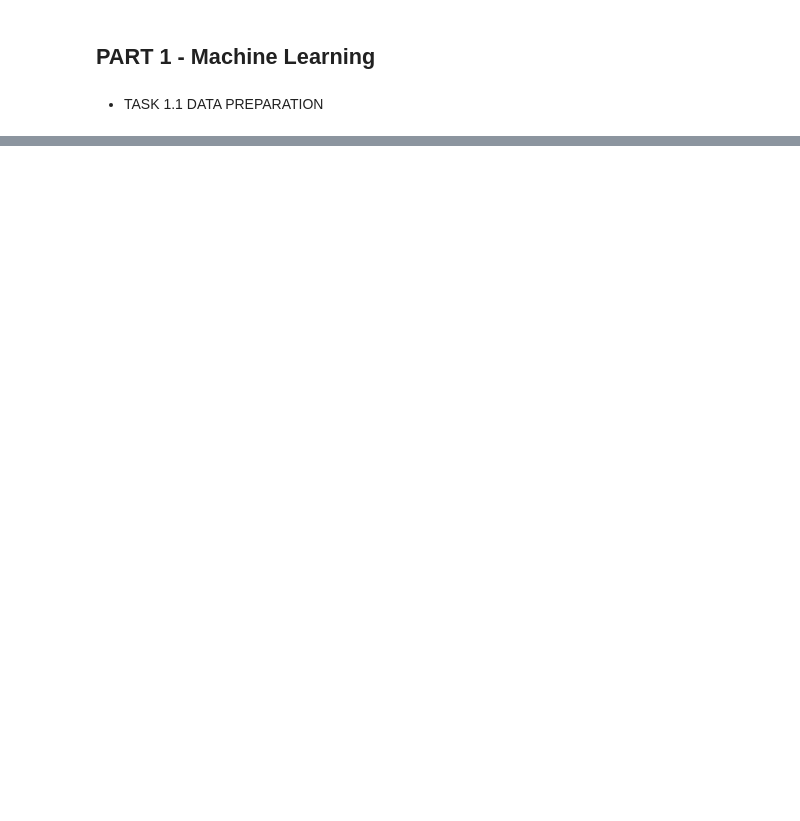
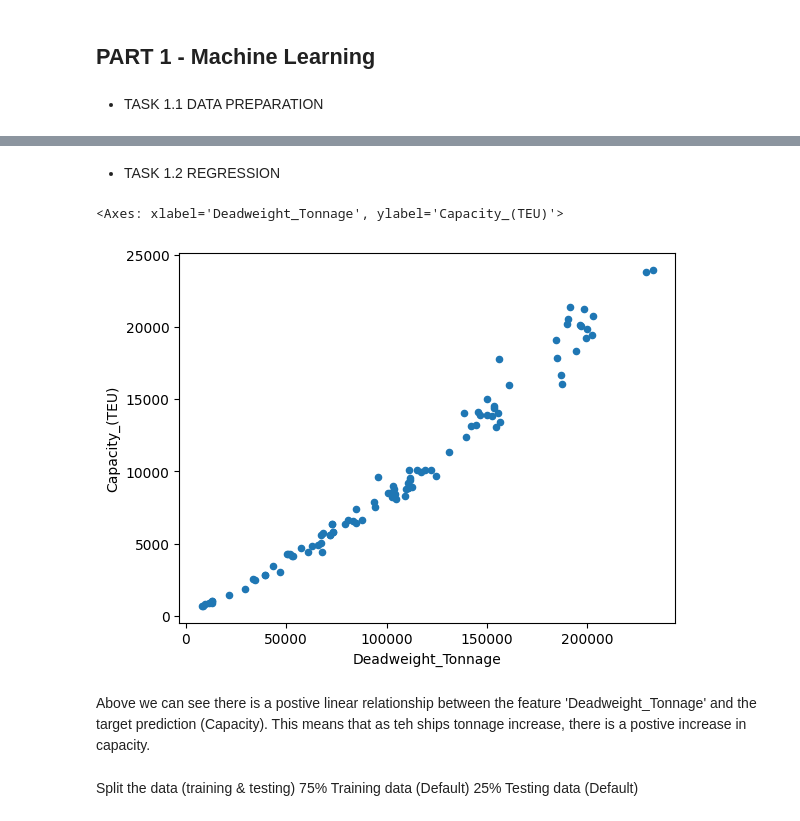
Before and after one commit to ricky11/COMP2002-AI, a Jupyter notebook: 1.1 Data Prep/Assessment2.ipynb, the cells around one changed output, grey strips where cells are left out. Cells and saved outputs as stored; diff of their text form; code cells hidden in the pictures; blank space fills up the shorter version.

```diff
--- a/1.1 Data Prep/Assessment2.ipynb
+++ b/1.1 Data Prep/Assessment2.ipynb
@@ -97,0 +127,16 @@ print(compressed)
+# %% [markdown]
+- TASK 1.2 REGRESSION
+# %%
+#Random Forest
+# data.plot(kind='scatter', x='Dearweight_Tonnage', y='Capacity_(TEU)')
+
+data.plot(kind = 'scatter', x = 'Deadweight_Tonnage', y = 'Capacity_(TEU)')
+# %% [output]
+<Axes: xlabel='Deadweight_Tonnage', ylabel='Capacity_(TEU)'>
+[figure, added]
+# %% [markdown]
+Above we can see there is a postive linear relationship between the feature 'Deadweight_Tonnage' and the target prediction (Capacity). This means that as teh ships tonnage increase, there is a postive increase in capacity.
+# %% [markdown]
+Split the data (training & testing)
+75% Training data (Default)
+25% Testing data (Default)
```
Also changed, not shown: parts of 55 cells of this notebook, 10 other files.
